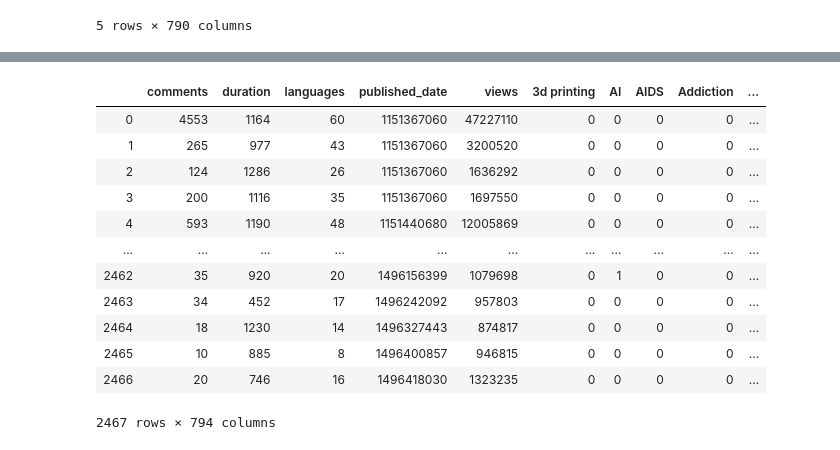
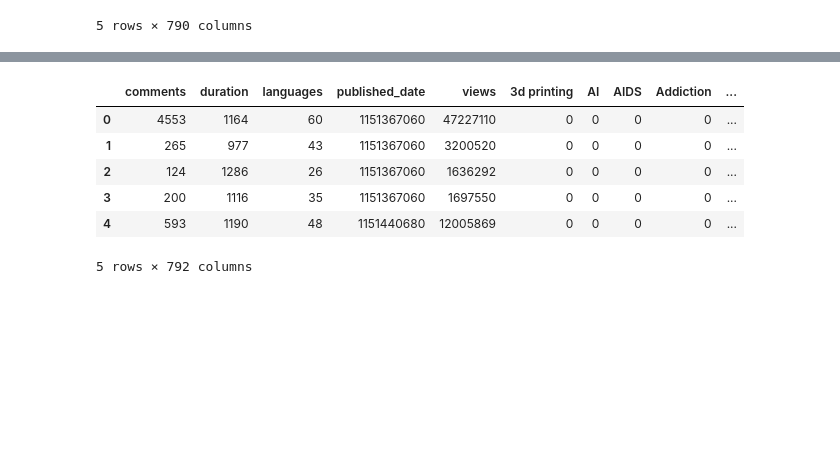
Before and after one commit to Avisikta-Majumdar/TedTalksAnalysis, a Jupyter notebook: Main notebook.ipynb, the cells around one changed output, grey strips where cells are left out. Saved outputs shown, nothing was run; the diff lists cells and outputs as text; code cells hidden in the pictures; blank space fills up the shorter version.

```diff
--- a/Main notebook.ipynb
+++ b/Main notebook.ipynb
@@ -124,24 +129,17 @@ df_ted_transcripts
 2467 rows × 4 columns
 # %%
 # merging both datasets and delete the rows that don't have a transcipt
-result = pd.merge(df_ted_main, df_ted_transcripts, left_index=True, right_index=True)
+df_ted_talks = pd.merge(df_ted_main, df_ted_transcripts, left_index=True, right_index=True)
-# %%
-result
-# %% [output]
-|  | comments | duration | languages | published_date | views | 3d printing | AI | AIDS | Addiction | ... |
-| 0 | 4553 | 1164 | 60 | 1151367060 | 47227110 | 0 | 0 | 0 | 0 | ... |
-| 1 | 265 | 977 | 43 | 1151367060 | 3200520 | 0 | 0 | 0 | 0 | ... |
-| 2 | 124 | 1286 | 26 | 1151367060 | 1636292 | 0 | 0 | 0 | 0 | ... |
-| 3 | 200 | 1116 | 35 | 1151367060 | 1697550 | 0 | 0 | 0 | 0 | ... |
-| 4 | 593 | 1190 | 48 | 1151440680 | 12005869 | 0 | 0 | 0 | 0 | ... |
-| ... | ... | ... | ... | ... | ... | ... | ... | ... | ... | ... |
-| 2462 | 35 | 920 | 20 | 1496156399 | 1079698 | 0 | 1 | 0 | 0 | ... |
-| 2463 | 34 | 452 | 17 | 1496242092 | 957803 | 0 | 0 | 0 | 0 | ... |
-| 2464 | 18 | 1230 | 14 | 1496327443 | 874817 | 0 | 0 | 0 | 0 | ... |
-| 2465 | 10 | 885 | 8 | 1496400857 | 946815 | 0 | 0 | 0 | 0 | ... |
-| 2466 | 20 | 746 | 16 | 1496418030 | 1323235 | 0 | 0 | 0 | 0 | ... |
-2467 rows × 794 columns
 # %%
 # deleting the transcript and url columns because we don't need them.
 del result['transcript']
 del result['url']
+df_ted_talks.head()
+# %% [output]
+|  | comments | duration | languages | published_date | views | 3d printing | AI | AIDS | Addiction | ... |
+| 0 | 4553 | 1164 | 60 | 1151367060 | 47227110 | 0 | 0 | 0 | 0 | ... |
+| 1 | 265 | 977 | 43 | 1151367060 | 3200520 | 0 | 0 | 0 | 0 | ... |
+| 2 | 124 | 1286 | 26 | 1151367060 | 1636292 | 0 | 0 | 0 | 0 | ... |
+| 3 | 200 | 1116 | 35 | 1151367060 | 1697550 | 0 | 0 | 0 | 0 | ... |
+| 4 | 593 | 1190 | 48 | 1151440680 | 12005869 | 0 | 0 | 0 | 0 | ... |
+5 rows × 792 columns
```
Also changed, not shown: parts of 2 cells of this notebook, 1 other file.
